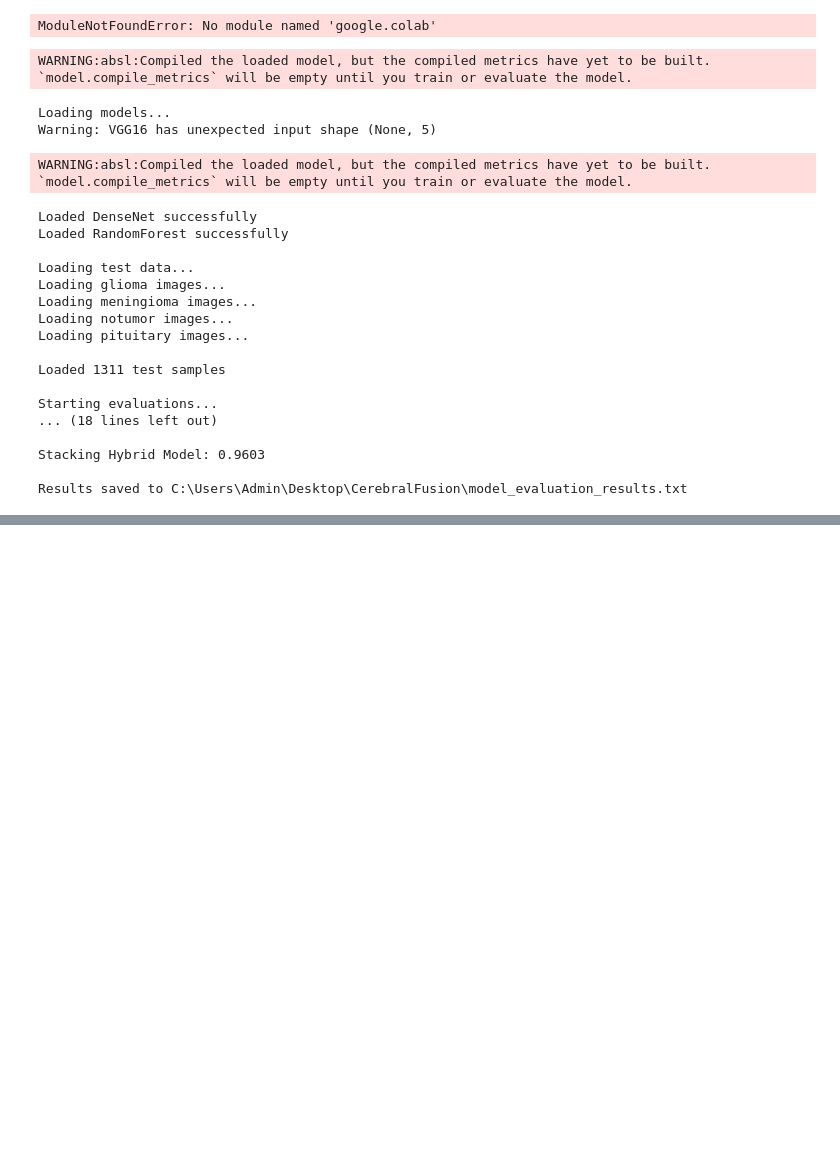
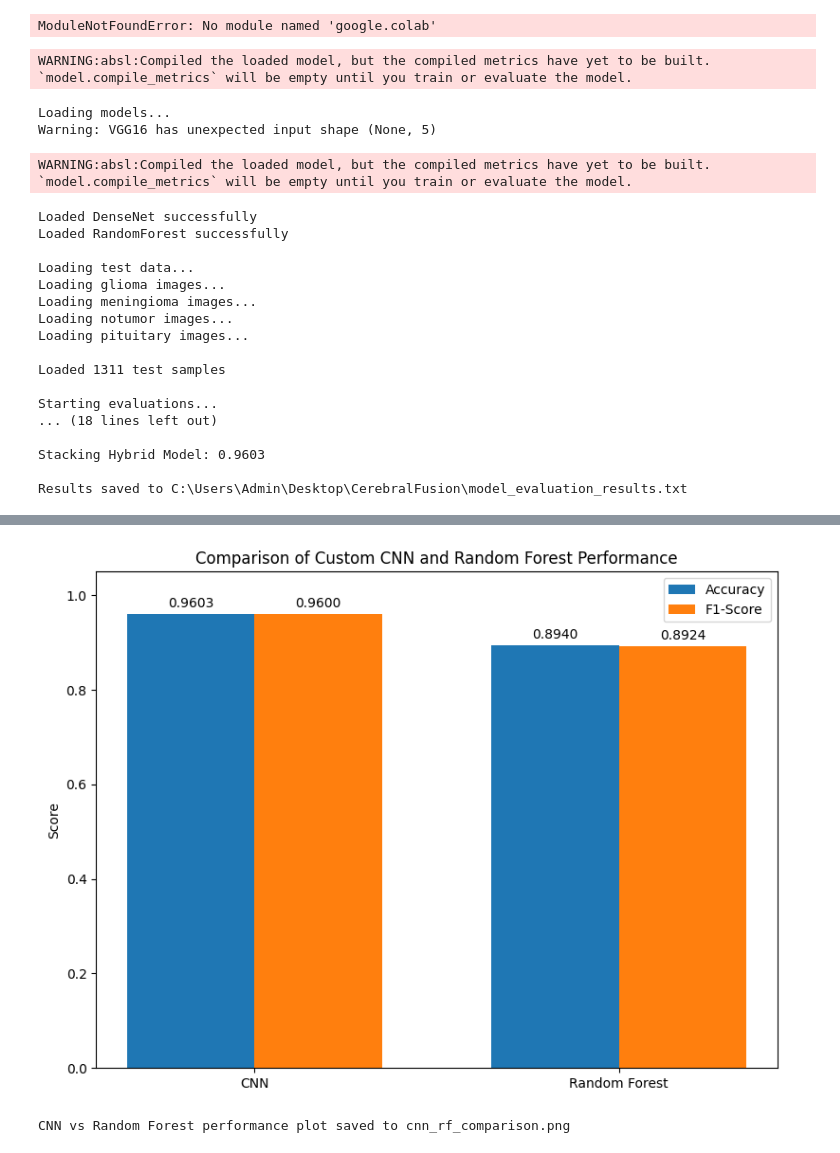
Before and after one commit to HarshithaShetty27/CerebralFusion, a Jupyter notebook: Brain_tumor_hybrid.ipynb, the cells around one changed output, grey strips where cells are left out. Saved outputs shown, nothing was run; the diff lists cells and outputs as text; code cells hidden in the pictures; blank space fills up the shorter version.

```diff
--- a/Brain_tumor_hybrid.ipynb
+++ b/Brain_tumor_hybrid.ipynb
@@ -2360,0 +2032,76 @@ Stacking Hybrid Model: Accuracy: 0.9580, F1-Score: 0.9580
+# %%
+import matplotlib.pyplot as plt
+import numpy as np
+
+def plot_cnn_rf_comparison(cnn_results, rf_results, output_path='cnn_rf_comparison.png'):
+    """
+    Generates a bar graph comparing the performance metrics (Accuracy and F1-Score)
+    of a Custom CNN and a Random Forest model.
+
+    Args:
+        cnn_results (dict): Dictionary containing the evaluation results of the CNN.
+                             Expected keys: 'accuracy', 'f1'.
+        rf_results (dict): Dictionary containing the evaluation results of the Random Forest.
+                            Expected keys: 'accuracy', 'f1'.
+        output_path (str, optional): Path to save the generated plot.
+                                     Defaults to 'cnn_rf_comparison.png'.
+    """
+    model_names = ['CNN', 'Random Forest']
+    accuracy_scores = [cnn_results.get('accuracy', np.nan), rf_results.get('accuracy', np.nan)]
+    f1_scores = [cnn_results.get('f1', np.nan), rf_results.get('f1', np.nan)]
+
+    x = np.arange(len(model_names))
+    width = 0.35
+
+    fig, ax = plt.subplots(figsize=(8, 6))
+    rects1 = ax.bar(x - width/2, accuracy_scores, width, label='Accuracy')
+    rects2 = ax.bar(x + width/2, f1_scores, width, label='F1-Score')
+
+    # Add some text for labels, title and custom x-axis tick labels, etc.
+    ax.set_ylabel('Score')
+    ax.set_title('Comparison of Custom CNN and Random Forest Performance')
+    ax.set_xticks(x)
+    ax.set_xticklabels(model_names)
+    ax.legend()
+    ax.set_ylim(0, 1.05) # Set y-axis limit for better visualization of scores (0 to 1)
+
+    def autolabel(rects):
+        """Attach a text label above each bar in *rects*, indicating its height."""
+        for rect in rects:
+            height = rect.get_height()
+            if not np.isnan(height):
+                ax.annotate(f'{height:.4f}',
+                            xy=(rect.get_x() + rect.get_width() / 2, height),
+                            xytext=(0, 3),  # 3 points vertical offset
+                            textcoords="offset points",
+                            ha='center', va='bottom')
+
+    autolabel(rects1)
+    autolabel(rects2)
+
+    fig.tight_layout()
+    plt.savefig(output_path)
+    plt.show()
+
+# Example usage (assuming you have the 'individual_results' dictionary):
+if __name__ == "__main__":
+    # Assume 'individual_results' dictionary is populated after evaluating models
+    individual_results = {
+        'VGG19': {'accuracy': 0.85, 'f1': 0.83},
+        'DenseNet': {'accuracy': 0.92, 'f1': 0.91},
+        'CustomCNN': {'accuracy': 0.9603, 'f1': 0.9600},
+        'ResNet50': {'accuracy': 0.88, 'f1': 0.87},
+        'RandomForest': {'accuracy': 0.8940, 'f1': 0.8924},
+        'SVM': {'accuracy': 0.78, 'f1': 0.75}
+    }
+
+    if 'CustomCNN' in individual_results and 'RandomForest' in individual_results:
+        cnn_results = individual_results['CustomCNN']
+        rf_results = individual_results['RandomForest']
+        plot_cnn_rf_comparison(cnn_results, rf_results, output_path='cnn_rf_comparison.png')
+        print("CNN vs Random Forest performance plot saved to cnn_rf_comparison.png")
+    else:
+        print("Could not find results for both Custom CNN and Random Forest in individual_results.")
+# %% [output]
+[figure, added]
+CNN vs Random Forest performance plot saved to cnn_rf_comparison.png
```
Also changed, not shown: parts of 12 cells of this notebook.
